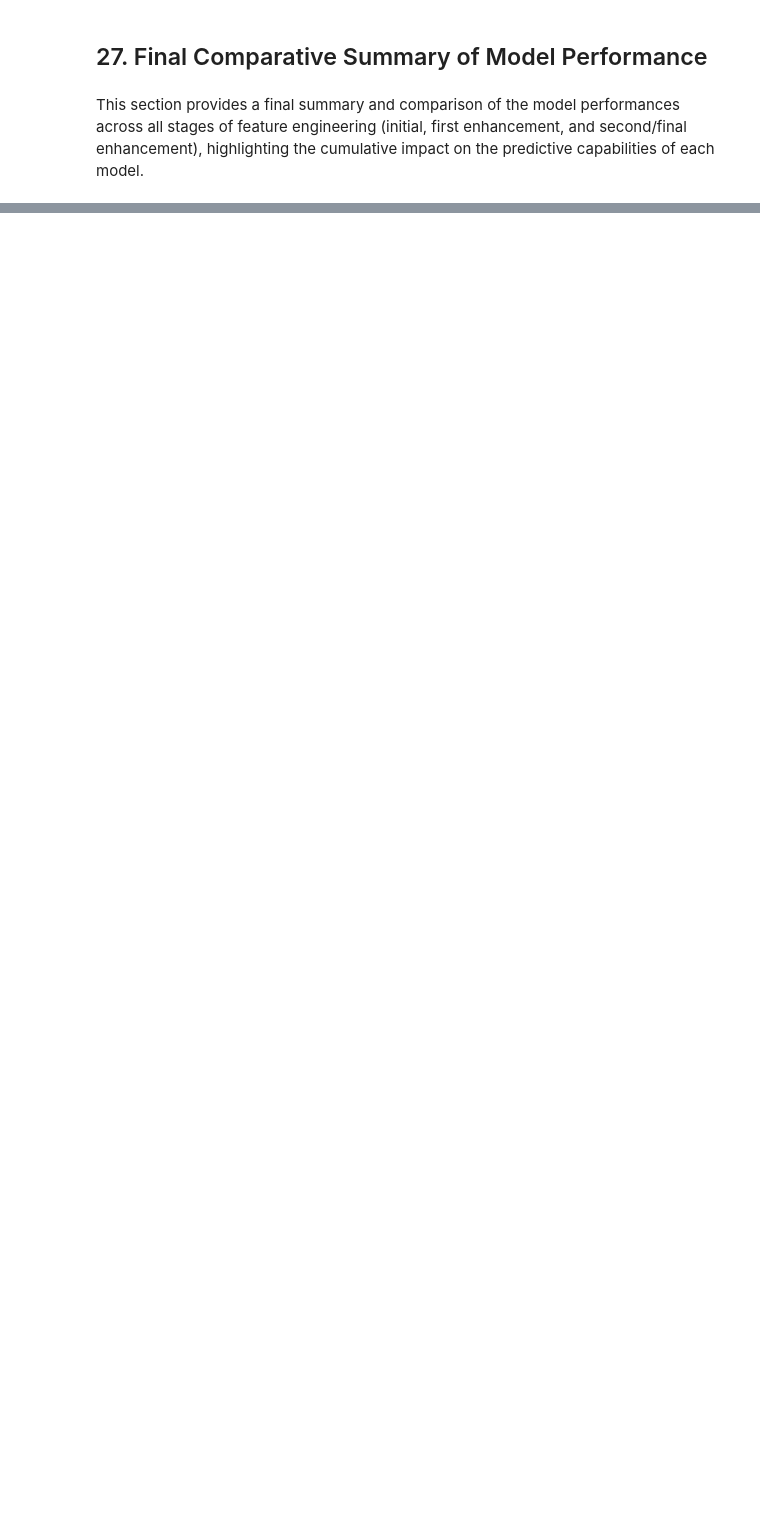
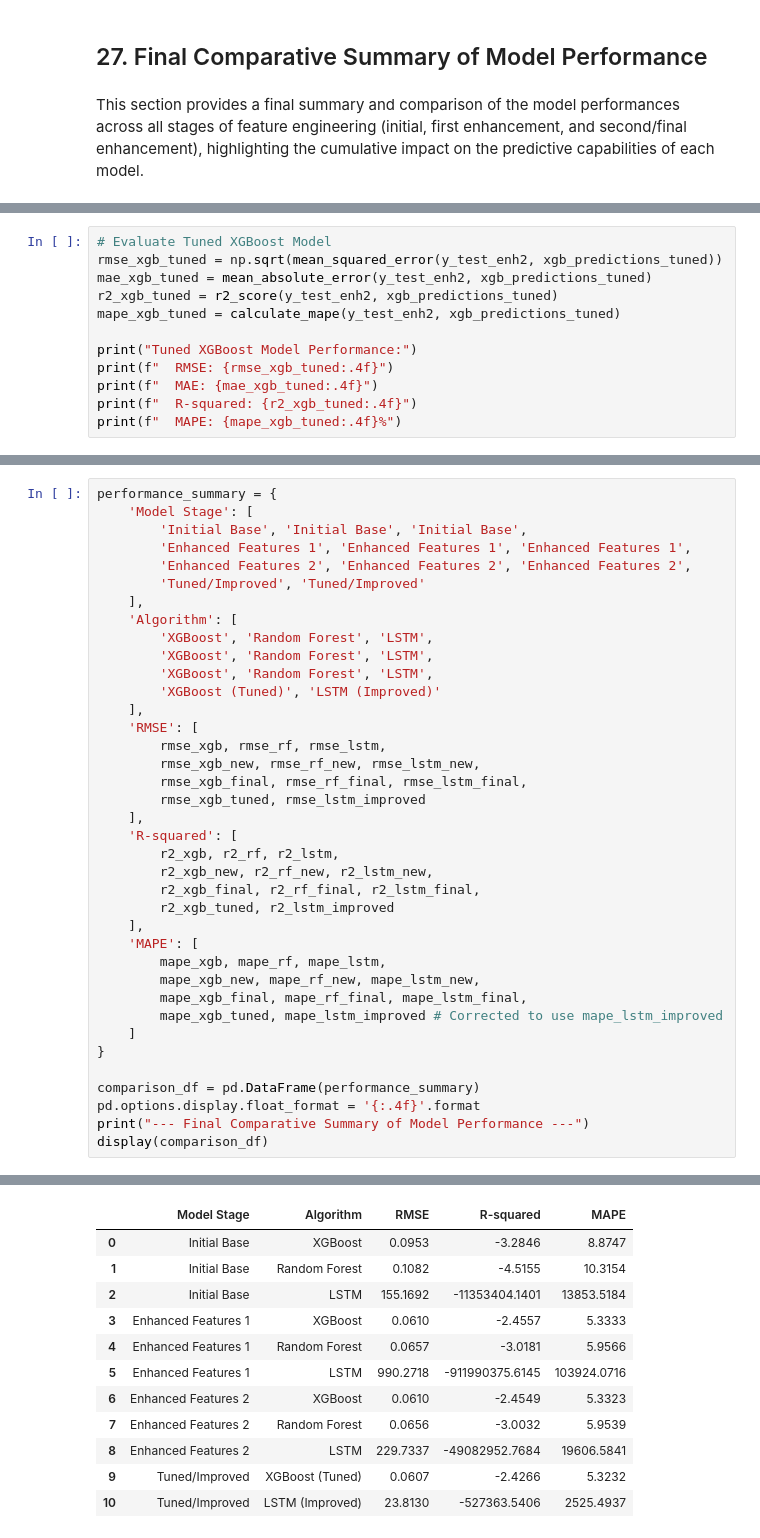
Before and after one commit to varunpkv/RBA-Payment-Trends-Capstone, a Jupyter notebook: RBA_Payment_Trends_Forecasting_and_Shift_Detection.ipynb, the cells around one changed output, grey strips where cells are left out. Cells and saved outputs as stored; diff of their text form; blank space fills up the shorter version.

```diff
--- a/RBA_Payment_Trends_Forecasting_and_Shift_Detection.ipynb
+++ b/RBA_Payment_Trends_Forecasting_and_Shift_Detection.ipynb
@@ -1862,0 +2228,12 @@ This section provides a final summary and comparison of the model performances a
+# %%
+# Evaluate Tuned XGBoost Model
+rmse_xgb_tuned = np.sqrt(mean_squared_error(y_test_enh2, xgb_predictions_tuned))
+mae_xgb_tuned = mean_absolute_error(y_test_enh2, xgb_predictions_tuned)
+r2_xgb_tuned = r2_score(y_test_enh2, xgb_predictions_tuned)
+mape_xgb_tuned = calculate_mape(y_test_enh2, xgb_predictions_tuned)
+
+print("Tuned XGBoost Model Performance:")
+print(f"  RMSE: {rmse_xgb_tuned:.4f}")
+print(f"  MAE: {mae_xgb_tuned:.4f}")
+print(f"  R-squared: {r2_xgb_tuned:.4f}")
+print(f"  MAPE: {mape_xgb_tuned:.4f}%")
@@ -1862,0 +2246,39 @@ This section provides a final summary and comparison of the model performances a
+# %%
+performance_summary = {
+    'Model Stage': [
+        'Initial Base', 'Initial Base', 'Initial Base',
+        'Enhanced Features 1', 'Enhanced Features 1', 'Enhanced Features 1',
+        'Enhanced Features 2', 'Enhanced Features 2', 'Enhanced Features 2',
+        'Tuned/Improved', 'Tuned/Improved'
+    ],
+    'Algorithm': [
+        'XGBoost', 'Random Forest', 'LSTM',
+        'XGBoost', 'Random Forest', 'LSTM',
+        'XGBoost', 'Random Forest', 'LSTM',
+        'XGBoost (Tuned)', 'LSTM (Improved)'
+    ],
+    'RMSE': [
+        rmse_xgb, rmse_rf, rmse_lstm,
+        rmse_xgb_new, rmse_rf_new, rmse_lstm_new,
+        rmse_xgb_final, rmse_rf_final, rmse_lstm_final,
+        rmse_xgb_tuned, rmse_lstm_improved
+    ],
+    'R-squared': [
+        r2_xgb, r2_rf, r2_lstm,
+        r2_xgb_new, r2_rf_new, r2_lstm_new,
+        r2_xgb_final, r2_rf_final, r2_lstm_final,
+        r2_xgb_tuned, r2_lstm_improved
+    ],
+    'MAPE': [
+        mape_xgb, mape_rf, mape_lstm,
+        mape_xgb_new, mape_rf_new, mape_lstm_new,
+        mape_xgb_final, mape_rf_final, mape_lstm_final,
+        mape_xgb_tuned, mape_lstm_improved # Corrected to use mape_lstm_improved
+    ]
+}
+
+comparison_df = pd.DataFrame(performance_summary)
+pd.options.display.float_format = '{:.4f}'.format
+print("--- Final Comparative Summary of Model Performance ---")
+display(comparison_df)
+# %% [output]
@@ -1862,0 +2286,12 @@ This section provides a final summary and comparison of the model performances a
+|  | Model Stage | Algorithm | RMSE | R-squared | MAPE |
+| 0 | Initial Base | XGBoost | 0.0953 | -3.2846 | 8.8747 |
+| 1 | Initial Base | Random Forest | 0.1082 | -4.5155 | 10.3154 |
+| 2 | Initial Base | LSTM | 155.1692 | -11353404.1401 | 13853.5184 |
+| 3 | Enhanced Features 1 | XGBoost | 0.0610 | -2.4557 | 5.3333 |
+| 4 | Enhanced Features 1 | Random Forest | 0.0657 | -3.0181 | 5.9566 |
+| 5 | Enhanced Features 1 | LSTM | 990.2718 | -911990375.6145 | 103924.0716 |
+| 6 | Enhanced Features 2 | XGBoost | 0.0610 | -2.4549 | 5.3323 |
+| 7 | Enhanced Features 2 | Random Forest | 0.0656 | -3.0032 | 5.9539 |
+| 8 | Enhanced Features 2 | LSTM | 229.7337 | -49082952.7684 | 19606.5841 |
+| 9 | Tuned/Improved | XGBoost (Tuned) | 0.0607 | -2.4266 | 5.3232 |
+| 10 | Tuned/Improved | LSTM (Improved) | 23.8130 | -527363.5406 | 2525.4937 |
```
Also changed, not shown: parts of 46 cells of this notebook.
